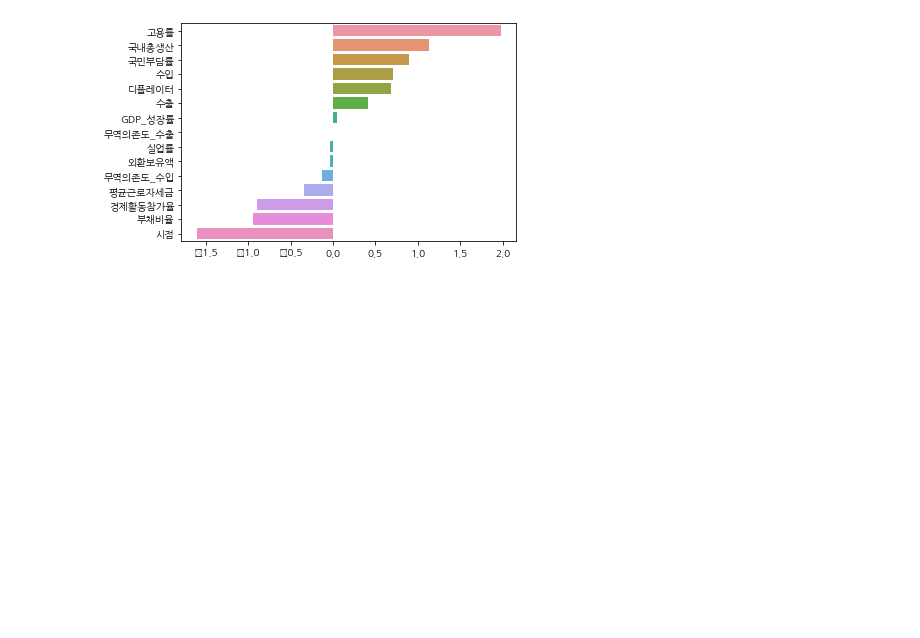
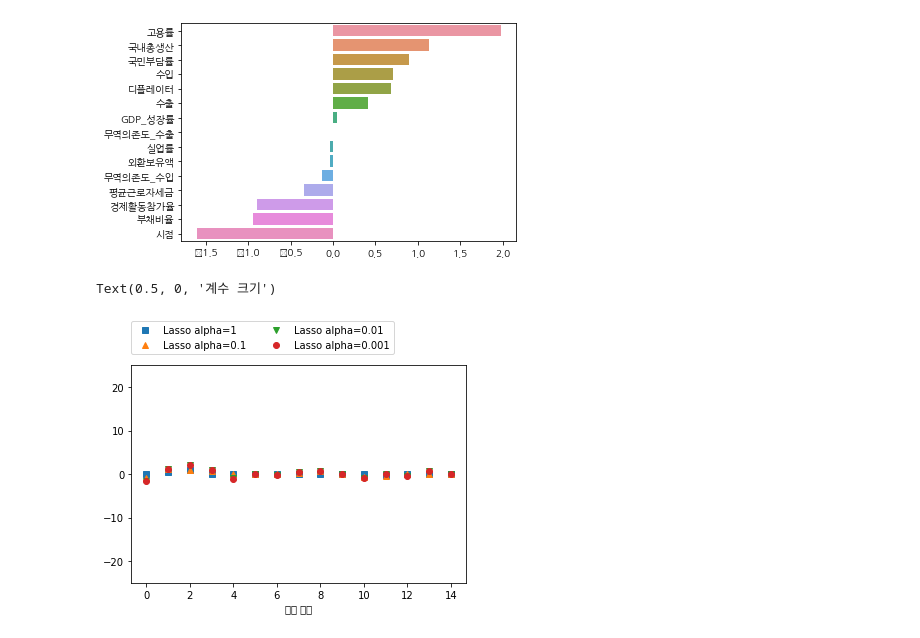
Before and after one commit to YJ-97/Project1, a Jupyter notebook: Lasso.ipynb, the cells around one changed output. Saved outputs shown, nothing was run; the diff lists cells and outputs as text; code cells hidden in the pictures; blank space fills up the shorter version.

```diff
--- a/Lasso.ipynb
+++ b/Lasso.ipynb
@@ -139,3 +139,21 @@ sns.barplot(x=coef_sort.values, y=coef_sort.index)
 # %% [output]
 <AxesSubplot:>
 [figure]
+# %%
+lasso1 = Lasso(alpha=1, max_iter=10000).fit(x_train_ss, y_train)
+lasso01 = Lasso(alpha=0.1, max_iter=10000).fit(x_train_ss, y_train)
+lasso001 = Lasso(alpha=0.01, max_iter=10000).fit(x_train_ss, y_train)
+lasso0001 = Lasso(alpha=0.001, max_iter=10000).fit(x_train_ss, y_train)
+# %%
+plt.plot(lasso1.coef_,'s',  label='Lasso alpha=1')
+plt.plot(lasso01.coef_, '^', label='Lasso alpha=0.1')
+plt.plot(lasso001.coef_, 'v', label='Lasso alpha=0.01')
+plt.plot(lasso0001.coef_, 'o', label='Lasso alpha=0.001')
+plt.legend(ncol=2, loc=(0, 1.05))
+plt.ylim(-25, 25)
+plt.rcParams['font.family'] = 'NanumGothic'
+plt.xlabel('계수 목록')
+plt.xlabel('계수 크기')
+# %% [output]
+Text(0.5, 0, '계수 크기')
+[figure, added]
```
Also changed, not shown: 2 other files.
